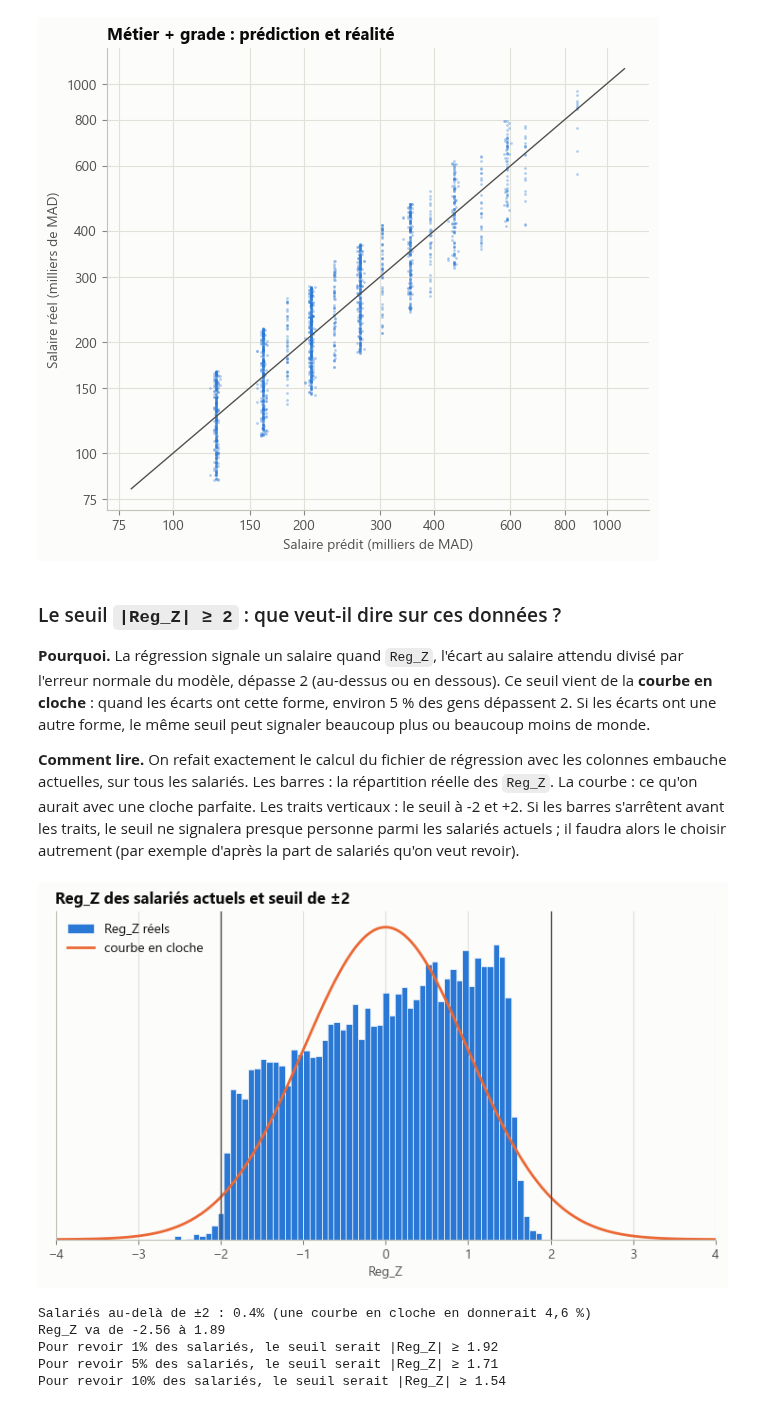
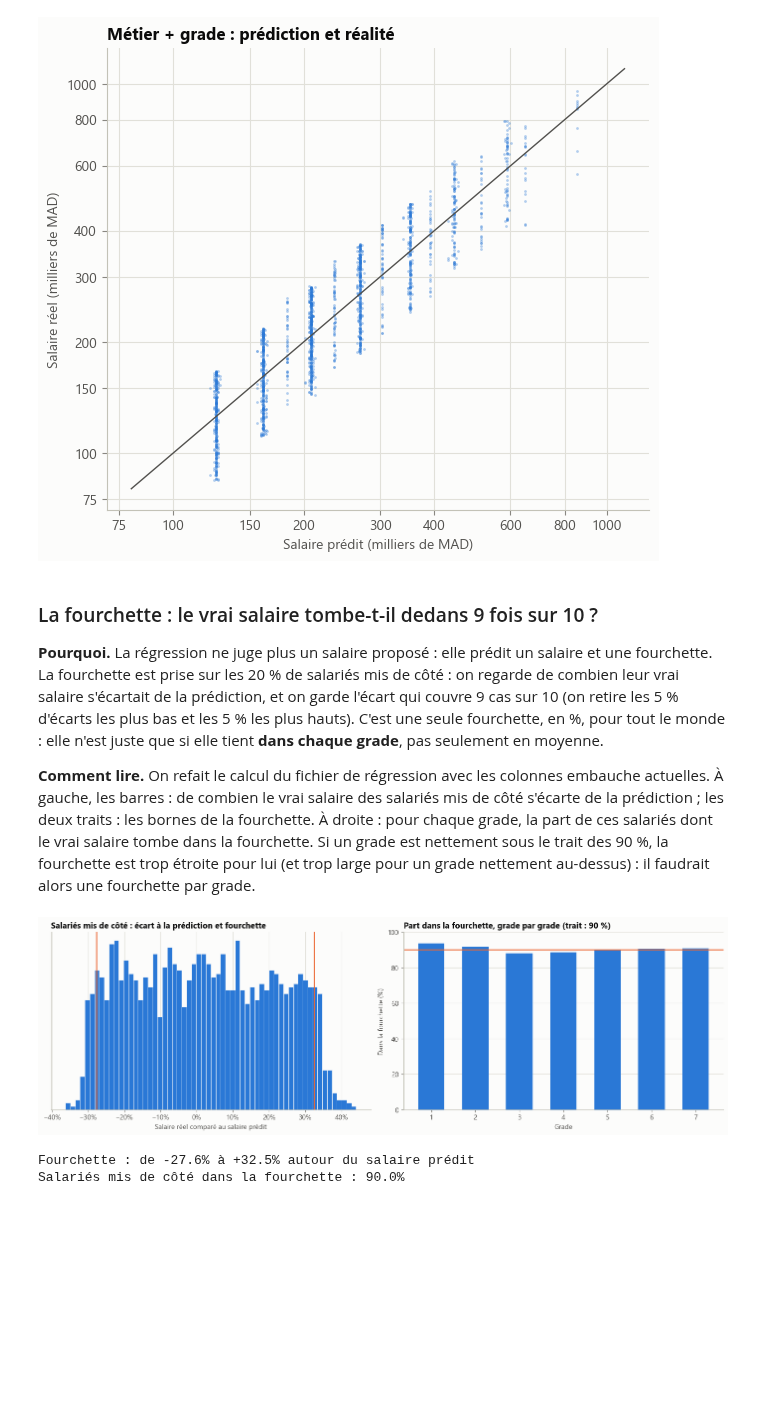
Before and after one commit to zenitsu93/detection-anomalies-salariales, a Jupyter notebook: notebooks/exploration_regression.ipynb, the cells around one changed output. Cells and saved outputs as stored; diff of their text form; code cells hidden in the pictures; blank space fills up the shorter version.

```diff
--- a/notebooks/exploration_regression.ipynb
+++ b/notebooks/exploration_regression.ipynb
@@ -715,43 +715,45 @@ plt.show()
 # %% [output]
 [figure]
 # %% [markdown]
-### Le seuil `|Reg_Z| ≥ 2` : que veut-il dire sur ces données ?
+### La fourchette : le vrai salaire tombe-t-il dedans 9 fois sur 10 ?
 
-**Pourquoi.** La régression signale un salaire quand `Reg_Z`, l'écart au salaire attendu divisé par l'erreur normale du modèle, dépasse 2 (au-dessus ou en dessous). Ce seuil vient de la **courbe en cloche** : quand les écarts ont cette forme, environ 5 % des gens dépassent 2. Si les écarts ont une autre forme, le même seuil peut signaler beaucoup plus ou beaucoup moins de monde.
+**Pourquoi.** La régression ne juge plus un salaire proposé : elle prédit un salaire et une fourchette. La fourchette est prise sur les 20 % de salariés mis de côté : on regarde de combien leur vrai salaire s'écartait de la prédiction, et on garde l'écart qui couvre 9 cas sur 10 (on retire les 5 % d'écarts les plus bas et les 5 % les plus hauts). C'est une seule fourchette, en %, pour tout le monde : elle n'est juste que si elle tient **dans chaque grade**, pas seulement en moyenne.
 
-**Comment lire.** On refait exactement le calcul du fichier de régression avec les colonnes embauche actuelles, sur tous les salariés. Les barres : la répartition réelle des `Reg_Z`. La courbe : ce qu'on aurait avec une cloche parfaite. Les traits verticaux : le seuil à -2 et +2. Si les barres s'arrêtent avant les traits, le seuil ne signalera presque personne parmi les salariés actuels ; il faudra alors le choisir autrement (par exemple d'après la part de salariés qu'on veut revoir).
+**Comment lire.** On refait le calcul du fichier de régression avec les colonnes embauche actuelles. À gauche, les barres : de combien le vrai salaire des salariés mis de côté s'écarte de la prédiction ; les deux traits : les bornes de la fourchette. À droite : pour chaque grade, la part de ces salariés dont le vrai salaire tombe dans la fourchette. Si un grade est nettement sous le trait des 90 %, la fourchette est trop étroite pour lui (et trop large pour un grade nettement au-dessus) : il faudrait alors une fourchette par grade.
 # %%
-X = pd.get_dummies(df[COLONNES_EMBAUCHE], columns=["Job_Family", "Grade"], dtype=float)
-Y = np.log(df["Fixe_Annuel_MAD"])
-modele = LinearRegression().fit(X, Y)
-Y_pred = modele.predict(X)
-reg_z = (Y - Y_pred) / (Y - Y_pred).std()
+# Même calcul que src/anomaly_signal_regression.py : la fourchette est prise sur les salariés mis de côté,
+# en retirant les 5 % d'écarts les plus bas et les 5 % les plus hauts
+_, prevu = essayer(COLONNES_EMBAUCHE)
+ecarts = np.log(reel / prevu)
+bas, haut = np.quantile(ecarts, [0.05, 0.95])
+dedans = (ecarts >= bas) & (ecarts <= haut)
+par_grade = 100 * dedans.groupby(df.loc[lignes_test, "Grade"]).mean()
 
-fig, ax = plt.subplots(figsize=(9, 4.5))
-ax.hist(reg_z, bins=60, density=True, color=BLEU, edgecolor=FOND, linewidth=0.5, label="Reg_Z réels")
-z = np.linspace(-4, 4, 400)
-ax.plot(z, np.exp(-z ** 2 / 2) / np.sqrt(2 * np.pi), color=ORANGE, label="courbe en cloche")
-for seuil in (-2, 2):
-    ax.axvline(seuil, color=ENCRE_2, linewidth=1)
-ax.set_xlim(-4, 4)
-ax.set_xlabel("Reg_Z")
-ax.set_yticks([])
-ax.grid(axis="y", visible=False)
-ax.legend(loc="upper left")
-ax.set_title("Reg_Z des salariés actuels et seuil de ±2")
+fig, (ax1, ax2) = plt.subplots(1, 2, figsize=(14, 4.5))
+ax1.hist(100 * (np.exp(ecarts) - 1), bins=60, color=BLEU, edgecolor=FOND, linewidth=0.5)
+for borne in (bas, haut):
+    ax1.axvline(100 * (np.exp(borne) - 1), color=ORANGE, linewidth=1.5)
+ax1.xaxis.set_major_formatter(mticker.PercentFormatter(decimals=0))
+ax1.set_yticks([])
+ax1.grid(axis="y", visible=False)
+ax1.set_xlabel("Salaire réel comparé au salaire prédit")
+ax1.set_title("Salariés mis de côté : écart à la prédiction et fourchette")
+ax2.bar(par_grade.index.astype(str), par_grade.values, color=BLEU, width=0.6)
+ax2.axhline(90, color=ORANGE, linewidth=1.5)
+ax2.set_ylim(0, 100)
+ax2.grid(axis="x", visible=False)
+ax2.set_xlabel("Grade")
+ax2.set_ylabel("Dans la fourchette (%)")
+ax2.set_title("Part dans la fourchette, grade par grade (trait : 90 %)")
+plt.tight_layout()
 plt.show()
 
-print(f"Salariés au-delà de ±2 : {(reg_z.abs() >= 2).mean():.1%} (une courbe en cloche en donnerait 4,6 %)")
-print(f"Reg_Z va de {reg_z.min():.2f} à {reg_z.max():.2f}")
-for part in (0.01, 0.05, 0.10):
-    print(f"Pour revoir {part:.0%} des salariés, le seuil serait |Reg_Z| ≥ {reg_z.abs().quantile(1 - part):.2f}")
+print(f"Fourchette : de {np.exp(bas) - 1:+.1%} à {np.exp(haut) - 1:+.1%} autour du salaire prédit")
+print(f"Salariés mis de côté dans la fourchette : {dedans.mean():.1%}")
 # %% [output]
-[figure, old version]
+[figure, new version]
-Salariés au-delà de ±2 : 0.4% (une courbe en cloche en donnerait 4,6 %)
-Reg_Z va de -2.56 à 1.89
-Pour revoir 1% des salariés, le seuil serait |Reg_Z| ≥ 1.92
-Pour revoir 5% des salariés, le seuil serait |Reg_Z| ≥ 1.71
-Pour revoir 10% des salariés, le seuil serait |Reg_Z| ≥ 1.54
+Fourchette : de -27.6% à +32.5% autour du salaire prédit
+Salariés mis de côté dans la fourchette : 90.0%
 # %% [markdown]
 ## Et après
 
```
Also changed, not shown: parts of 4 cells of this notebook.
